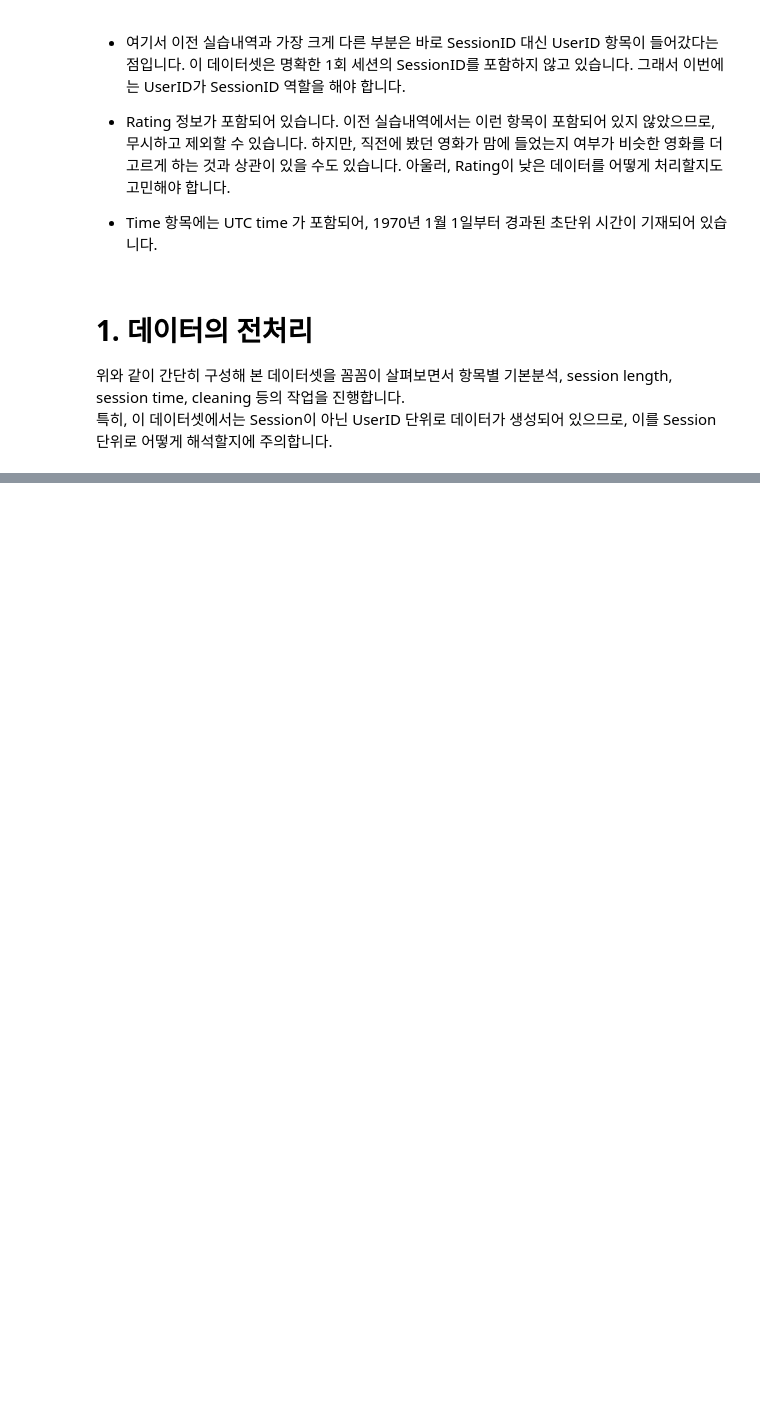
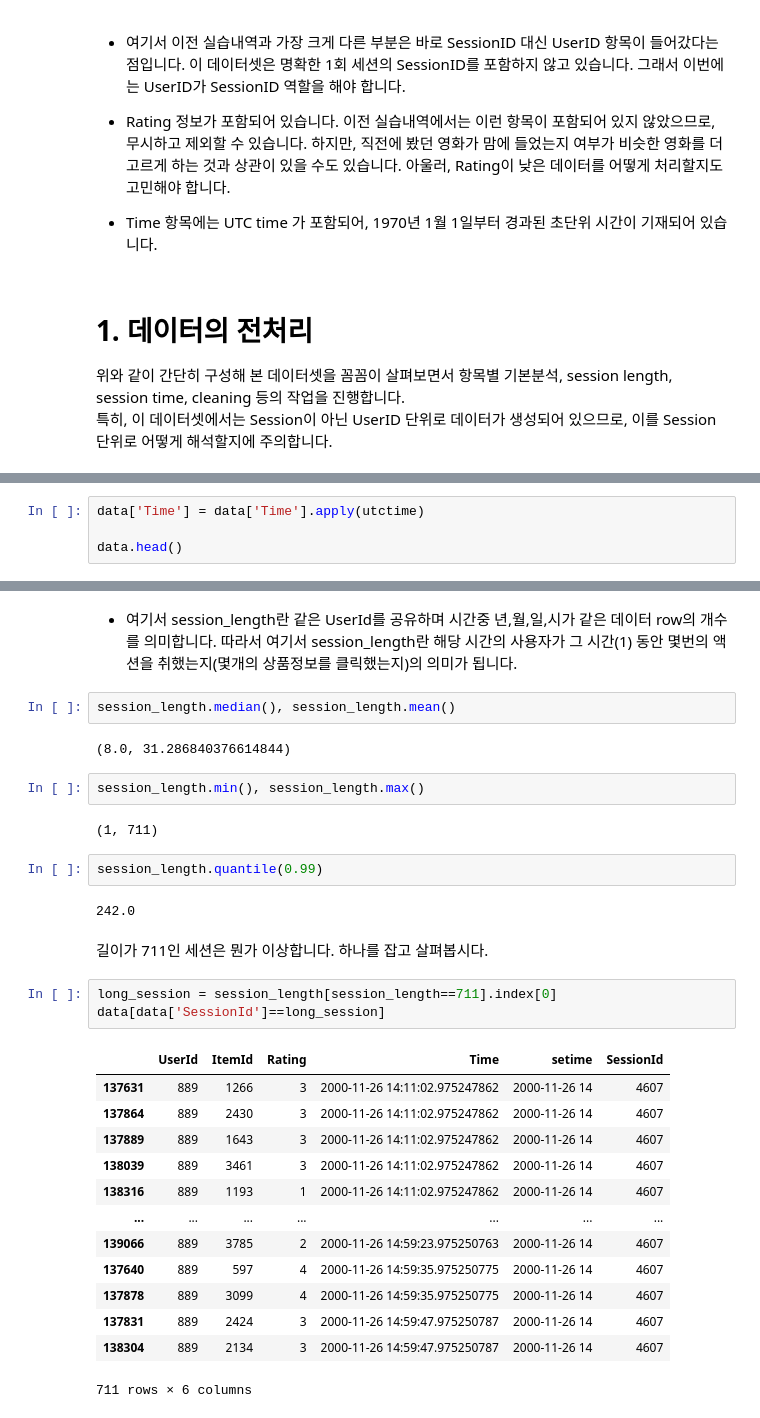
Before and after one commit to seungmiya13/LMS-Exploration, a Jupyter notebook: E12/Movielens_SBR.ipynb, the cells around one changed output, grey strips where cells are left out. Cells and saved outputs as stored; diff of their text form; blank space fills up the shorter version.

```diff
--- a/E12/Movielens_SBR.ipynb
+++ b/E12/Movielens_SBR.ipynb
@@ -98,0 +138,4 @@ data
+# %%
+data['Time'] = data['Time'].apply(utctime)
+
+data.head()
@@ -98,0 +245,34 @@ data
+# %% [markdown]
+- 여기서 session_length란 같은 UserId를 공유하며 시간중 년,월,일,시가 같은 데이터 row의 개수를 의미합니다.
+따라서 여기서 session_length란 해당 시간의 사용자가 그 시간(1) 동안 몇번의 액션을 취했는지(몇개의 상품정보를 클릭했는지)의 의미가 됩니다.
+# %%
+session_length.median(), session_length.mean()
+# %% [output]
+(8.0, 31.286840376614844)
+# %%
+session_length.min(), session_length.max()
+# %% [output]
+(1, 711)
+# %%
+session_length.quantile(0.99)
+# %% [output]
+242.0
+# %% [markdown]
+길이가 711인 세션은 뭔가 이상합니다. 하나를 잡고 살펴봅시다.
+# %%
+long_session = session_length[session_length==711].index[0]
+data[data['SessionId']==long_session]
+# %% [output]
+|  | UserId | ItemId | Rating | Time | setime | SessionId |
+| 137631 | 889 | 1266 | 3 | 2000-11-26 14:11:02.975247862 | 2000-11-26 14 | 4607 |
+| 137864 | 889 | 2430 | 3 | 2000-11-26 14:11:02.975247862 | 2000-11-26 14 | 4607 |
+| 137889 | 889 | 1643 | 3 | 2000-11-26 14:11:02.975247862 | 2000-11-26 14 | 4607 |
+| 138039 | 889 | 3461 | 3 | 2000-11-26 14:11:02.975247862 | 2000-11-26 14 | 4607 |
+| 138316 | 889 | 1193 | 1 | 2000-11-26 14:11:02.975247862 | 2000-11-26 14 | 4607 |
+| ... | ... | ... | ... | ... | ... | ... |
+| 139066 | 889 | 3785 | 2 | 2000-11-26 14:59:23.975250763 | 2000-11-26 14 | 4607 |
+| 137640 | 889 | 597 | 4 | 2000-11-26 14:59:35.975250775 | 2000-11-26 14 | 4607 |
+| 137878 | 889 | 3099 | 4 | 2000-11-26 14:59:35.975250775 | 2000-11-26 14 | 4607 |
+| 137831 | 889 | 2424 | 3 | 2000-11-26 14:59:47.975250787 | 2000-11-26 14 | 4607 |
+| 138304 | 889 | 2134 | 3 | 2000-11-26 14:59:47.975250787 | 2000-11-26 14 | 4607 |
+711 rows × 6 columns
```
Also changed, not shown: parts of 33 cells of this notebook.
